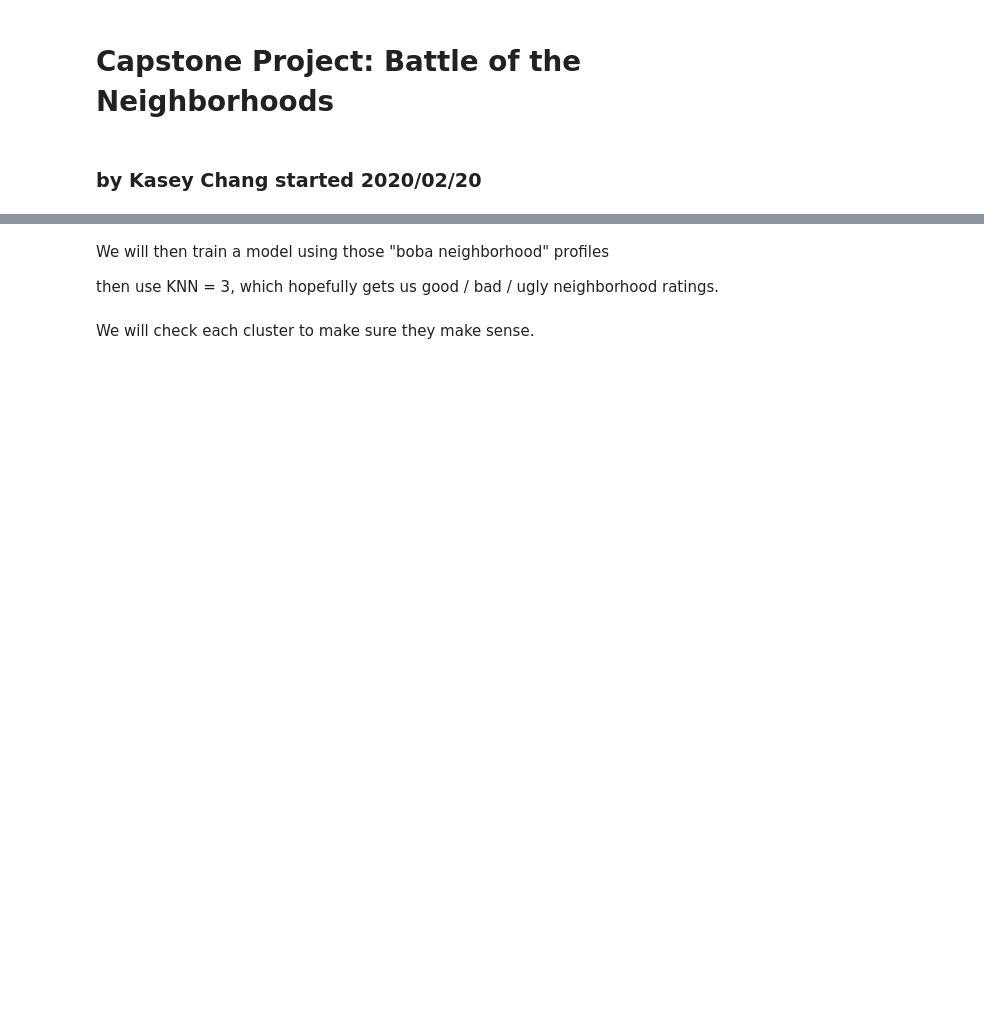
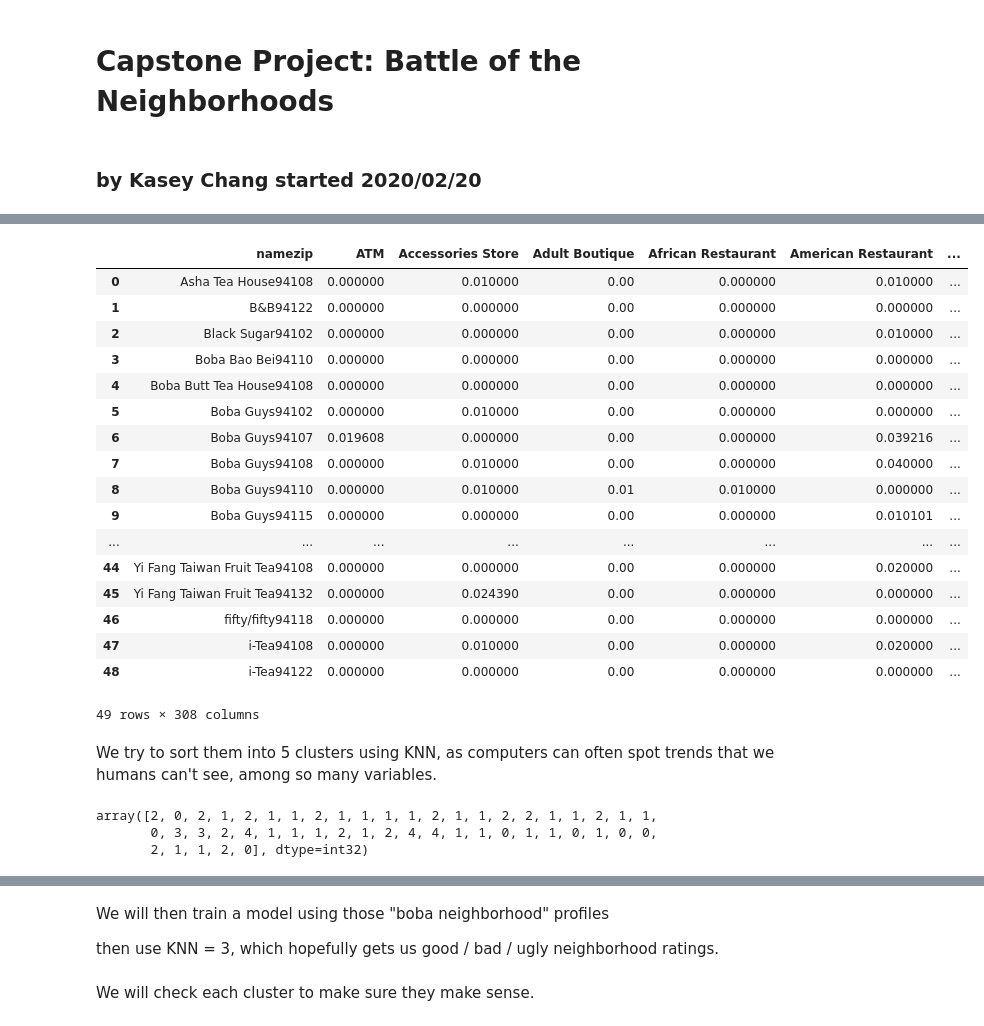
Before and after one commit to kschang77/CapstoneBattleNeighborhood, a Jupyter notebook: Capstone Project Battle Neighborhood Part 2.ipynb, the cells around one changed output, grey strips where cells are left out. Cells and saved outputs as stored; diff of their text form; code cells hidden in the pictures; blank space fills up the shorter version.

```diff
--- a/Capstone Project Battle Neighborhood Part 2.ipynb
+++ b/Capstone Project Battle Neighborhood Part 2.ipynb
@@ -41,0 +278,7 @@ We will also plot these neighborhoods on a map to verify them and boba places in
+# %%
+boba_venues2['namezip']=boba_venues2['name']+boba_venues2['location.postalCode']
+# %%
+boba_venues3 = getNearbyVenues(names=boba_venues2['namezip'],
+                             latitudes=boba_venues2['location.lat'],
+                             longitudes=boba_venues2['location.lng']
+                             )
@@ -41,0 +343,11 @@ We will also plot these neighborhoods on a map to verify them and boba places in
+# %%
+
+boba_onehot = pd.get_dummies(boba_venues3[['Venue Category']], prefix="", prefix_sep="")
+
+boba_onehot['namezip'] = boba_venues3['Neighbourhood']
+
+# move neighborhood column to the first column
+fixed_columns = [boba_onehot.columns[-1]] + list(boba_onehot.columns[:-1])
+boba_onehot = boba_onehot[fixed_columns]
+
+boba_onehot.head()
@@ -41,0 +362,3 @@ We will also plot these neighborhoods on a map to verify them and boba places in
+# %%
+boba_grouped = boba_onehot.groupby('namezip').mean().reset_index()
+boba_grouped.head()
@@ -41,0 +473,37 @@ We will also plot these neighborhoods on a map to verify them and boba places in
+# %%
+boba_grouped
+# %% [output]
+|  | namezip | ATM | Accessories Store | Adult Boutique | African Restaurant | American Restaurant | ... |
+| 0 | Asha Tea House94108 | 0.000000 | 0.010000 | 0.00 | 0.000000 | 0.010000 | ... |
+| 1 | B&B94122 | 0.000000 | 0.000000 | 0.00 | 0.000000 | 0.000000 | ... |
+| 2 | Black Sugar94102 | 0.000000 | 0.000000 | 0.00 | 0.000000 | 0.010000 | ... |
+| 3 | Boba Bao Bei94110 | 0.000000 | 0.000000 | 0.00 | 0.000000 | 0.000000 | ... |
+| 4 | Boba Butt Tea House94108 | 0.000000 | 0.000000 | 0.00 | 0.000000 | 0.000000 | ... |
+| 5 | Boba Guys94102 | 0.000000 | 0.010000 | 0.00 | 0.000000 | 0.000000 | ... |
+| 6 | Boba Guys94107 | 0.019608 | 0.000000 | 0.00 | 0.000000 | 0.039216 | ... |
+| 7 | Boba Guys94108 | 0.000000 | 0.010000 | 0.00 | 0.000000 | 0.040000 | ... |
+| 8 | Boba Guys94110 | 0.000000 | 0.010000 | 0.01 | 0.010000 | 0.000000 | ... |
+| 9 | Boba Guys94115 | 0.000000 | 0.000000 | 0.00 | 0.000000 | 0.010101 | ... |
+| ... | ... | ... | ... | ... | ... | ... | ... |
+| 44 | Yi Fang Taiwan Fruit Tea94108 | 0.000000 | 0.000000 | 0.00 | 0.000000 | 0.020000 | ... |
+| 45 | Yi Fang Taiwan Fruit Tea94132 | 0.000000 | 0.024390 | 0.00 | 0.000000 | 0.000000 | ... |
+| 46 | fifty/fifty94118 | 0.000000 | 0.000000 | 0.00 | 0.000000 | 0.000000 | ... |
+| 47 | i-Tea94108 | 0.000000 | 0.010000 | 0.00 | 0.000000 | 0.020000 | ... |
+| 48 | i-Tea94122 | 0.000000 | 0.000000 | 0.00 | 0.000000 | 0.000000 | ... |
+49 rows × 308 columns
+# %% [markdown]
+We try to sort them into 5 clusters using KNN, as computers can often spot trends that we humans can't see, among so many variables.
+# %%
+kclusters = 5
+
+boba_grouped_clustering = boba_grouped.drop('namezip', 1)
+
+# run k-means clustering
+kmeans = KMeans(n_clusters=kclusters, random_state=0).fit(boba_grouped_clustering)
+
+# check cluster labels generated for each row in the dataframe
+kmeans.labels_
+# %% [output]
+array([2, 0, 2, 1, 2, 1, 1, 2, 1, 1, 1, 1, 2, 1, 1, 2, 2, 1, 1, 2, 1, 1,
+       0, 3, 3, 2, 4, 1, 1, 1, 2, 1, 2, 4, 4, 1, 1, 0, 1, 1, 0, 1, 0, 0,
+       2, 1, 1, 2, 0], dtype=int32)
```
Also changed, not shown: parts of 98 cells of this notebook.
